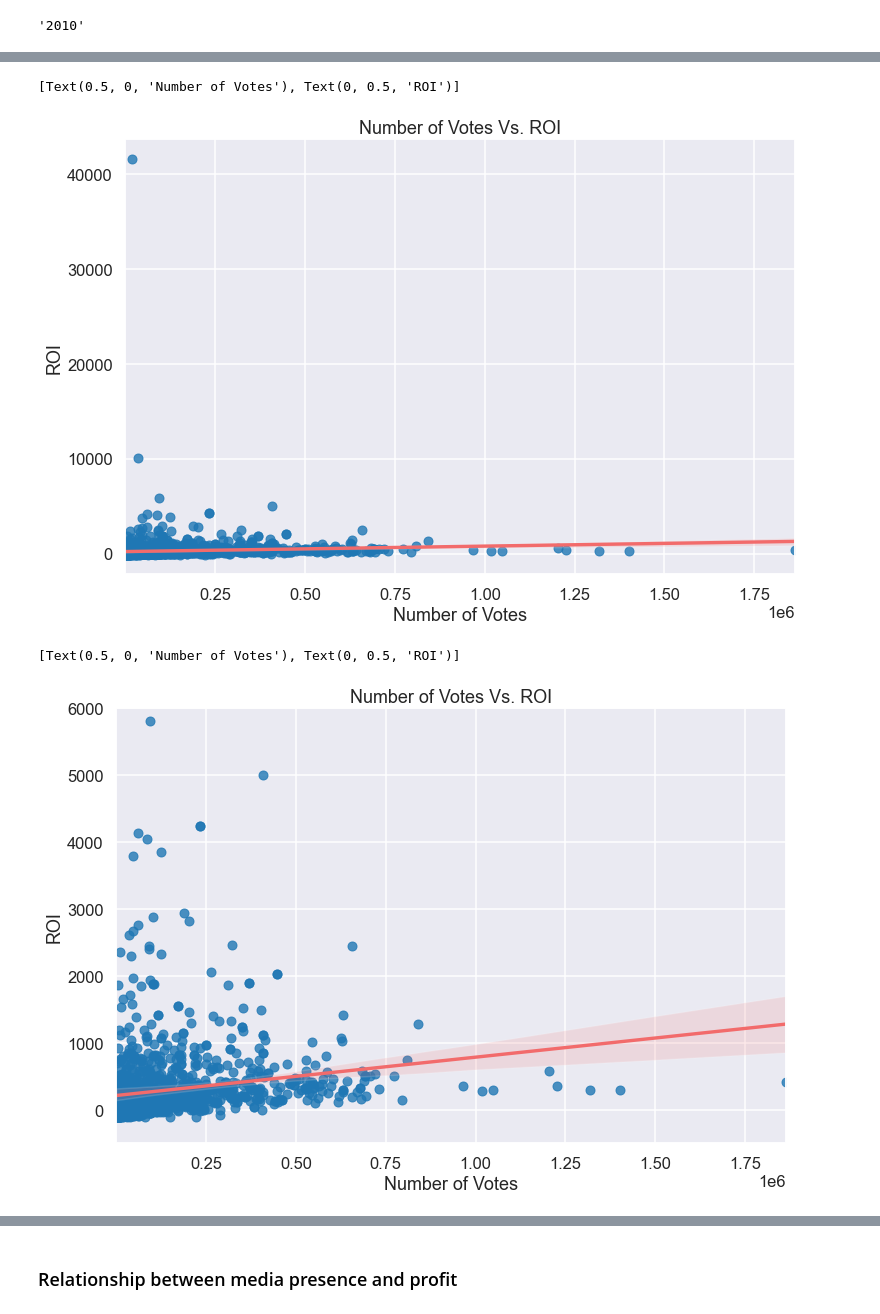
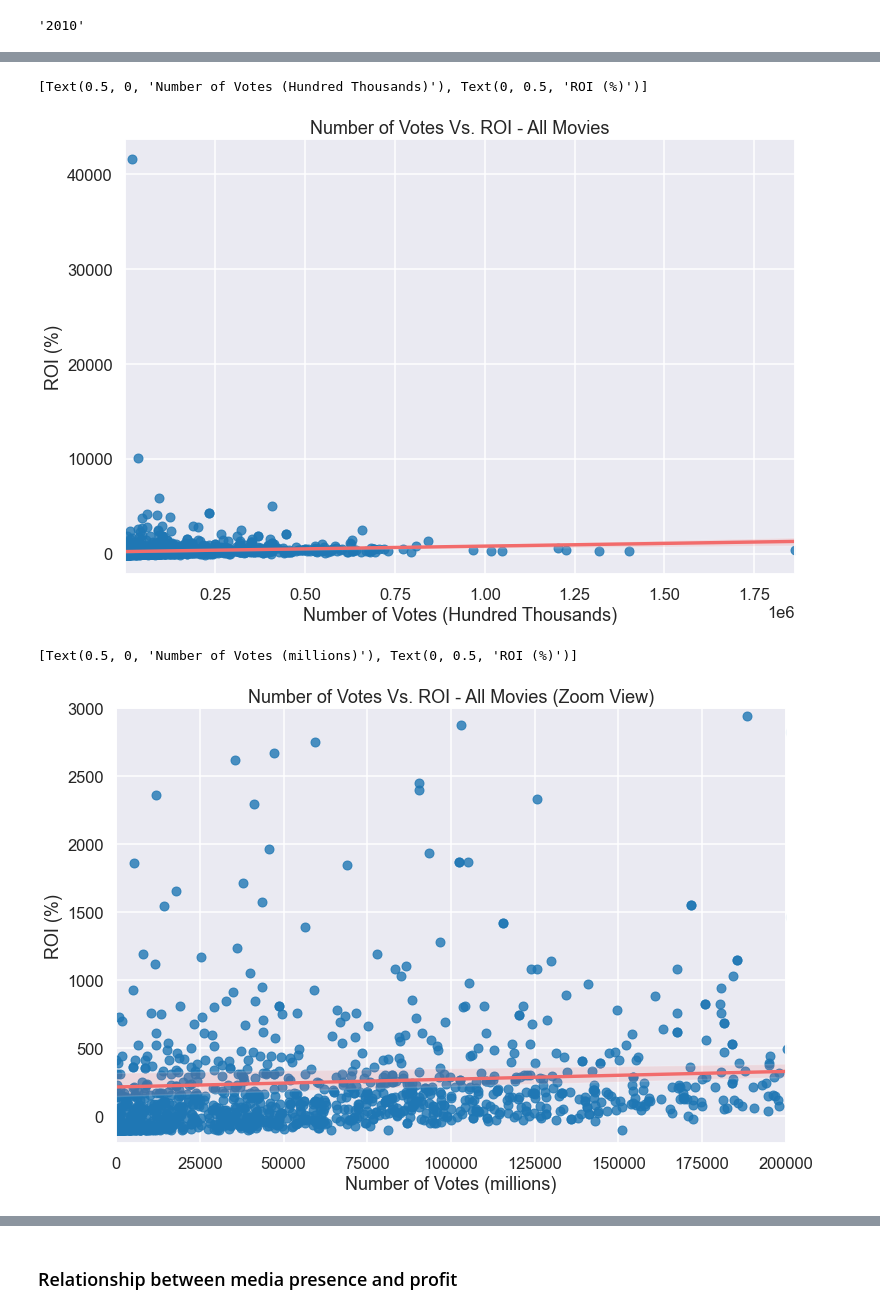
Before and after one commit to hoganbyun/Movie_analysis, a Jupyter notebook: Phase 1 Project Code.ipynb, the cells around one changed output, grey strips where cells are left out. Drawn from its saved outputs; the diff is of its cells as text; code cells hidden in the pictures.

```diff
--- a/Phase 1 Project Code.ipynb
+++ b/Phase 1 Project Code.ipynb
@@ -425,27 +425,28 @@ media_roi_df.head()
 sns.set_style("darkgrid")
 sns.set_context("talk")
 fig = plt.figure(figsize = (12, 8))
-plt.title('Number of Votes Vs. ROI')
-ax = sns.regplot(x = 'total_votes', y = 'roi', data = media_roi_df, fit_reg=True, scatter=True,
-                 line_kws={"color": "#F26B6B"})
+plt.title('Number of Votes Vs. ROI - All Movies')
+ax = sns.regplot(x = 'total_votes', y = 'roi', data = media_roi_df, fit_reg = True, scatter = True,
+                 line_kws = {"color": "#F26B6B"})
 
-ax.set(xlabel = 'Number of Votes', ylabel = 'ROI')
+ax.set(xlabel = 'Number of Votes (Hundred Thousands)', ylabel = 'ROI (%)')
 # %% [output]
-[Text(0.5, 0, 'Number of Votes'), Text(0, 0.5, 'ROI')]
+[Text(0.5, 0, 'Number of Votes (Hundred Thousands)'), Text(0, 0.5, 'ROI (%)')]
-[figure, old version]
+[figure, new version]
 # %%
 # new plot zoomed in to bottom area
 sns.set_style("darkgrid")
 sns.set_context("talk")
 fig = plt.figure(figsize = (12, 8))
-plt.title('Number of Votes Vs. ROI')
-ax = sns.regplot(x = 'total_votes', y = 'roi', data = media_roi_df, fit_reg=True, scatter=True,
-                 line_kws={"color": "#F26B6B"})
-ax.set_ylim([-500, 6000])
-ax.set(xlabel = 'Number of Votes', ylabel = 'ROI')
+plt.title('Number of Votes Vs. ROI - All Movies (Zoom View)')
+ax = sns.regplot(x = 'total_votes', y = 'roi', data = media_roi_df, fit_reg = True, scatter = True,
+                 line_kws = {"color": "#F26B6B"})
+ax.set_ylim([-200, 3000])
+ax.set_xlim([0, 200000])
+ax.set(xlabel = 'Number of Votes (millions)', ylabel = 'ROI (%)')
 # %% [output]
-[Text(0.5, 0, 'Number of Votes'), Text(0, 0.5, 'ROI')]
+[Text(0.5, 0, 'Number of Votes (millions)'), Text(0, 0.5, 'ROI (%)')]
-[figure, old version]
+[figure, new version]
 # %%
 sns.set_style("darkgrid")
 sns.set_context("talk")
```
Also changed, not shown: parts of 59 cells of this notebook, 13 other files.
